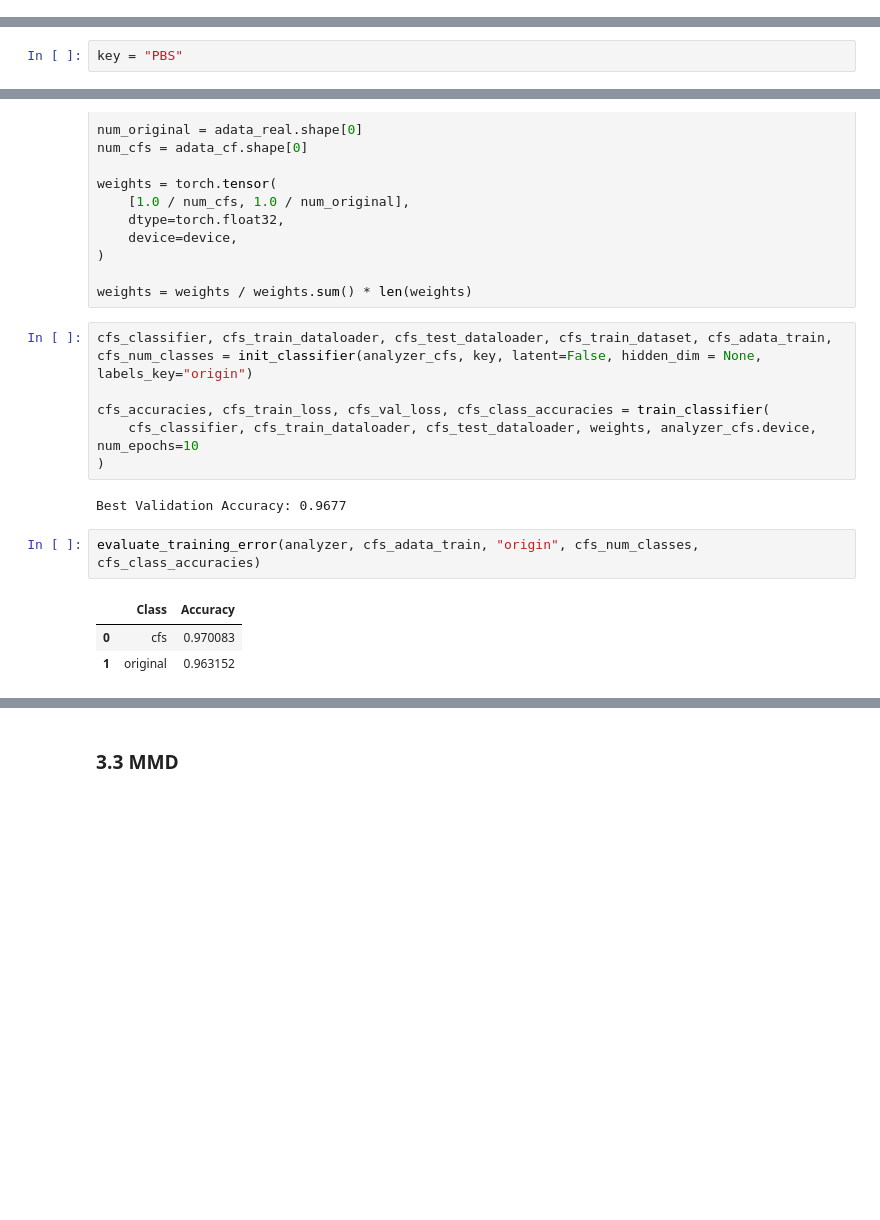
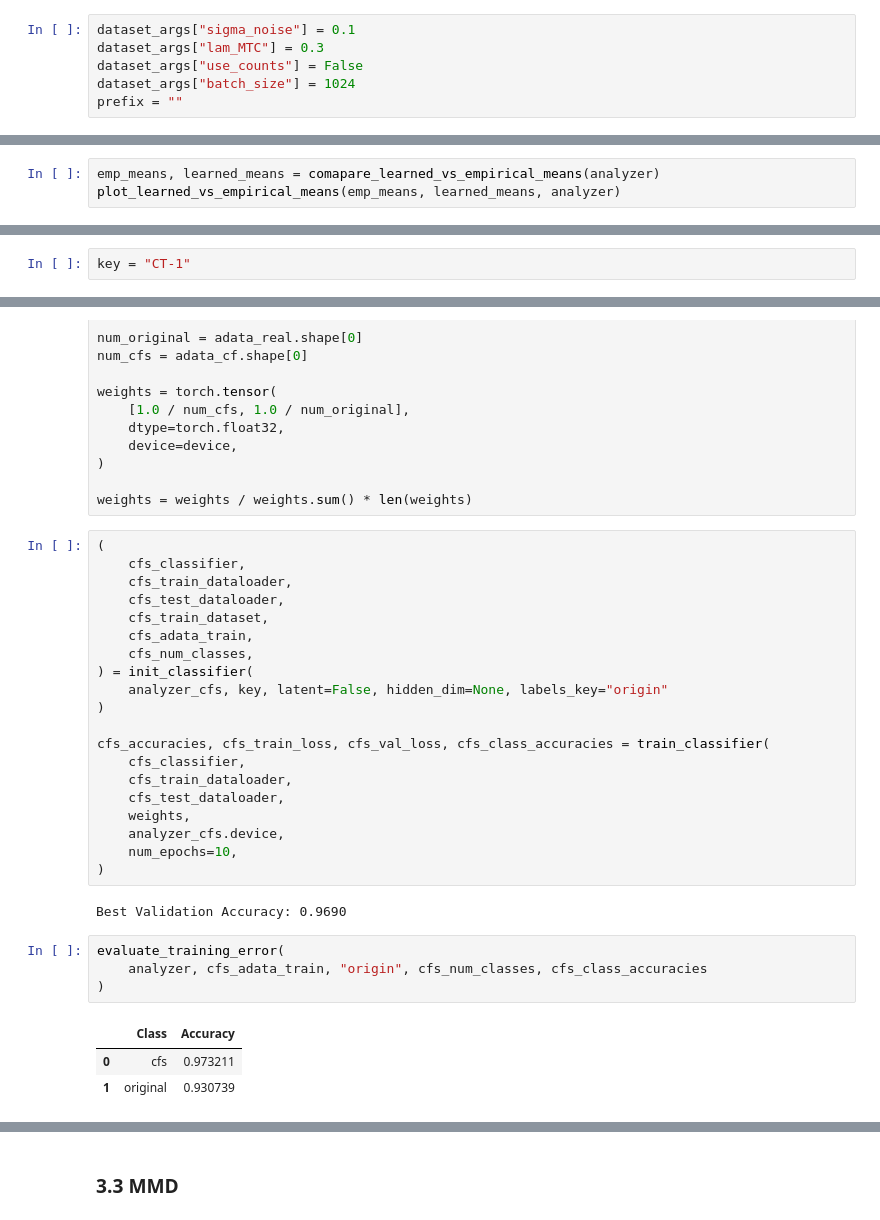
Before and after one commit to jan904/B-EOFlow, a Jupyter notebook: eoflow.ipynb, the cells around one changed output, grey strips where cells are left out. Cells and saved outputs as stored; diff of their text form; blank space fills up the shorter version.

```diff
--- a/eoflow.ipynb
+++ b/eoflow.ipynb
@@ -93,6 +95,12 @@ WARNING: adata.X seems to be already log-transformed.
 ## 2. Model
 # %% [markdown]
 ### 2.1 Setup
+# %%
+dataset_args["sigma_noise"] = 0.1
+dataset_args["lam_MTC"] = 0.3
+dataset_args["use_counts"] = False
+dataset_args["batch_size"] = 1024
+prefix = ""
 # %%
 conditions = [f"{labels_key}"]
 condition_shapes = None
@@ -317,0 +381,3 @@ plot_latent_means_umap(analyzer)
+# %%
+emp_means, learned_means = comapare_learned_vs_empirical_means(analyzer)
+plot_learned_vs_empirical_means(emp_means, learned_means, analyzer)
@@ -318,7 +386,7 @@ plot_latent_means_umap(analyzer)
 # %% [markdown]
 ### 3.2 Counterfactuals
 # %%
-key = "PBS"
+key = "CT-1"
 # %%
 x_cfs, z_cfs, all_source_labels, key_mean = generate_counterfactuals(analyzer, key=key)
 
@@ -346,19 +414,35 @@ weights = torch.tensor(
 
 weights = weights / weights.sum() * len(weights)
 # %%
-cfs_classifier, cfs_train_dataloader, cfs_test_dataloader, cfs_train_dataset, cfs_adata_train, cfs_num_classes = init_classifier(analyzer_cfs, key, latent=False, hidden_dim = None, labels_key="origin")
+(
+    cfs_classifier,
+    cfs_train_dataloader,
+    cfs_test_dataloader,
+    cfs_train_dataset,
+    cfs_adata_train,
+    cfs_num_classes,
+) = init_classifier(
+    analyzer_cfs, key, latent=False, hidden_dim=None, labels_key="origin"
+)
 
 cfs_accuracies, cfs_train_loss, cfs_val_loss, cfs_class_accuracies = train_classifier(
-    cfs_classifier, cfs_train_dataloader, cfs_test_dataloader, weights, analyzer_cfs.device, num_epochs=10
+    cfs_classifier,
+    cfs_train_dataloader,
+    cfs_test_dataloader,
+    weights,
+    analyzer_cfs.device,
+    num_epochs=10,
 )
 # %% [output]
-Best Validation Accuracy: 0.9677
+Best Validation Accuracy: 0.9690
 # %%
-evaluate_training_error(analyzer, cfs_adata_train, "origin", cfs_num_classes, cfs_class_accuracies)
+evaluate_training_error(
+    analyzer, cfs_adata_train, "origin", cfs_num_classes, cfs_class_accuracies
+)
 # %% [output]
 |  | Class | Accuracy |
-| 0 | cfs | 0.970083 |
-| 1 | original | 0.963152 |
+| 0 | cfs | 0.973211 |
+| 1 | original | 0.930739 |
 # %%
 cats = cfs_train_dataset.cats[0].categories.tolist()
 target_idx = cats.index("original")
```
Also changed, not shown: parts of 18 cells of this notebook, 10 other files.
